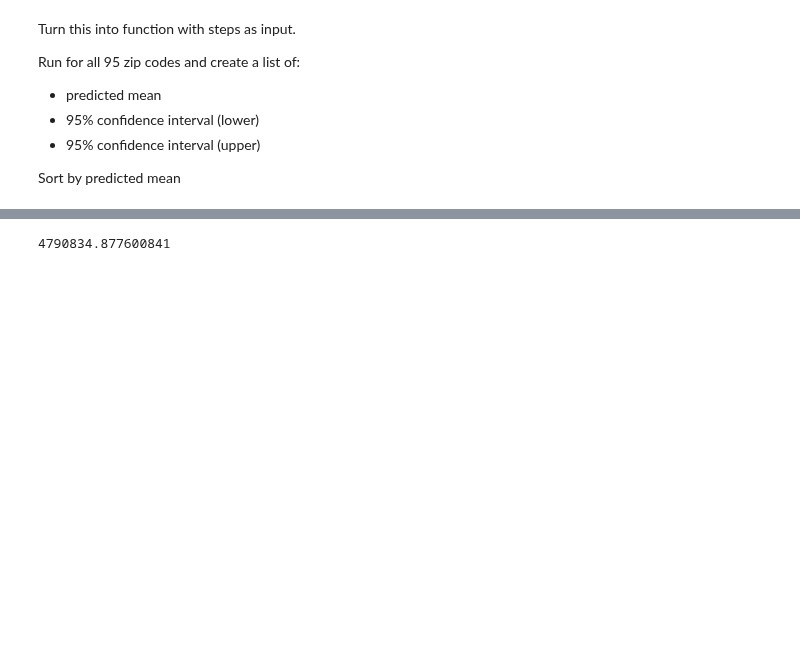
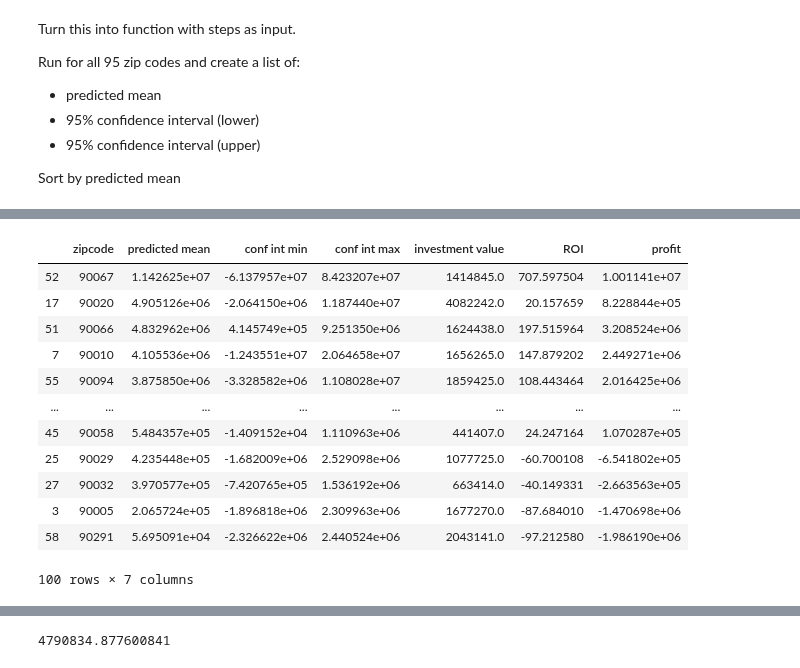
Before and after one commit to JessicaFB/Apple-vs-Android-Twitter-NLP, a Jupyter notebook: starter_notebook.ipynb, the cells around one changed output, grey strips where cells are left out. Drawn from its saved outputs; the diff is of its cells as text; code cells hidden in the pictures; blank space fills up the shorter version.

```diff
--- a/starter_notebook.ipynb
+++ b/starter_notebook.ipynb
@@ -561,0 +582,16 @@ AttributeError: 'dict' object has no attribute 'append'
+# %%
+projections.sort_values(by=['predicted mean'], axis=0, ascending=False)
+# %% [output]
+|  | zipcode | predicted mean | conf int min | conf int max | investment value | ROI | profit |
+| 52 | 90067 | 1.142625e+07 | -6.137957e+07 | 8.423207e+07 | 1414845.0 | 707.597504 | 1.001141e+07 |
+| 17 | 90020 | 4.905126e+06 | -2.064150e+06 | 1.187440e+07 | 4082242.0 | 20.157659 | 8.228844e+05 |
+| 51 | 90066 | 4.832962e+06 | 4.145749e+05 | 9.251350e+06 | 1624438.0 | 197.515964 | 3.208524e+06 |
+| 7 | 90010 | 4.105536e+06 | -1.243551e+07 | 2.064658e+07 | 1656265.0 | 147.879202 | 2.449271e+06 |
+| 55 | 90094 | 3.875850e+06 | -3.328582e+06 | 1.108028e+07 | 1859425.0 | 108.443464 | 2.016425e+06 |
+| ... | ... | ... | ... | ... | ... | ... | ... |
+| 45 | 90058 | 5.484357e+05 | -1.409152e+04 | 1.110963e+06 | 441407.0 | 24.247164 | 1.070287e+05 |
+| 25 | 90029 | 4.235448e+05 | -1.682009e+06 | 2.529098e+06 | 1077725.0 | -60.700108 | -6.541802e+05 |
+| 27 | 90032 | 3.970577e+05 | -7.420765e+05 | 1.536192e+06 | 663414.0 | -40.149331 | -2.663563e+05 |
+| 3 | 90005 | 2.065724e+05 | -1.896818e+06 | 2.309963e+06 | 1677270.0 | -87.684010 | -1.470698e+06 |
+| 58 | 90291 | 5.695091e+04 | -2.326622e+06 | 2.440524e+06 | 2043141.0 | -97.212580 | -1.986190e+06 |
+100 rows × 7 columns
```
Also changed, not shown: parts of 6 cells of this notebook.
